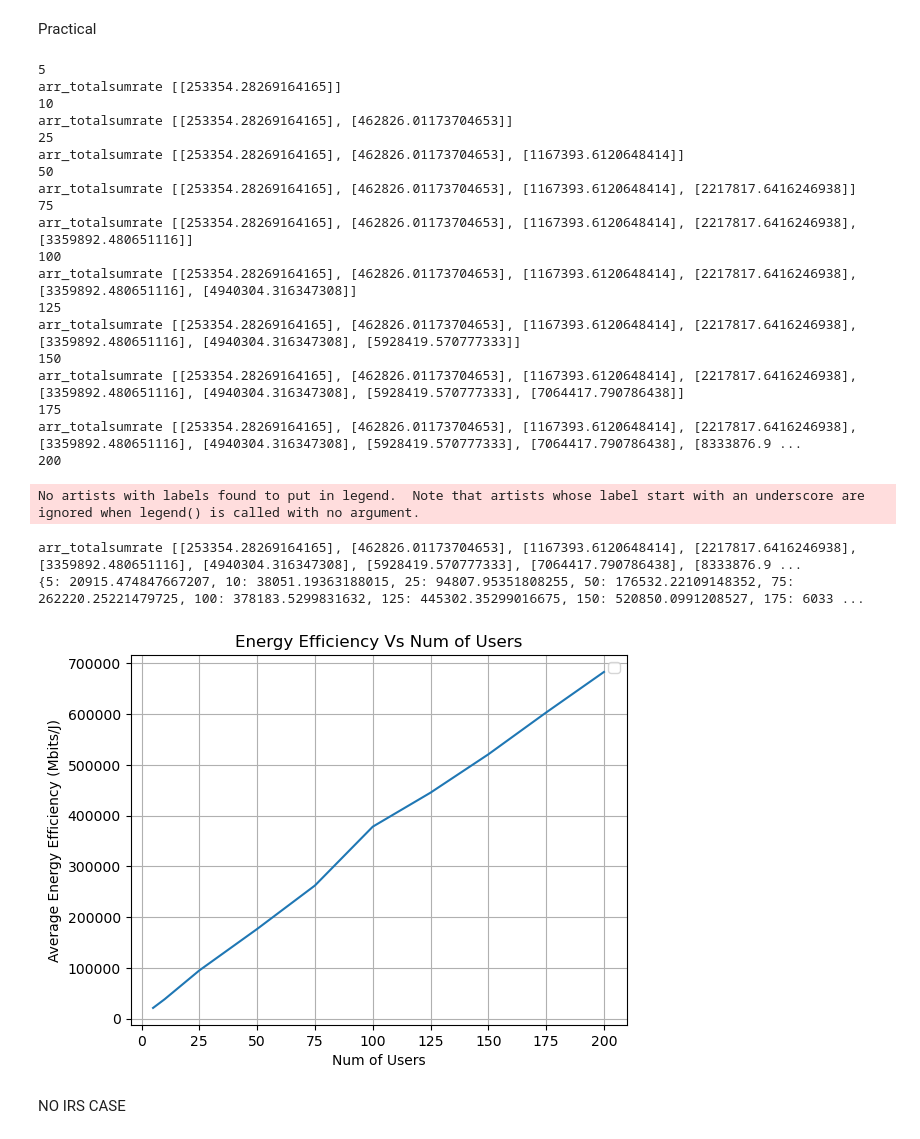
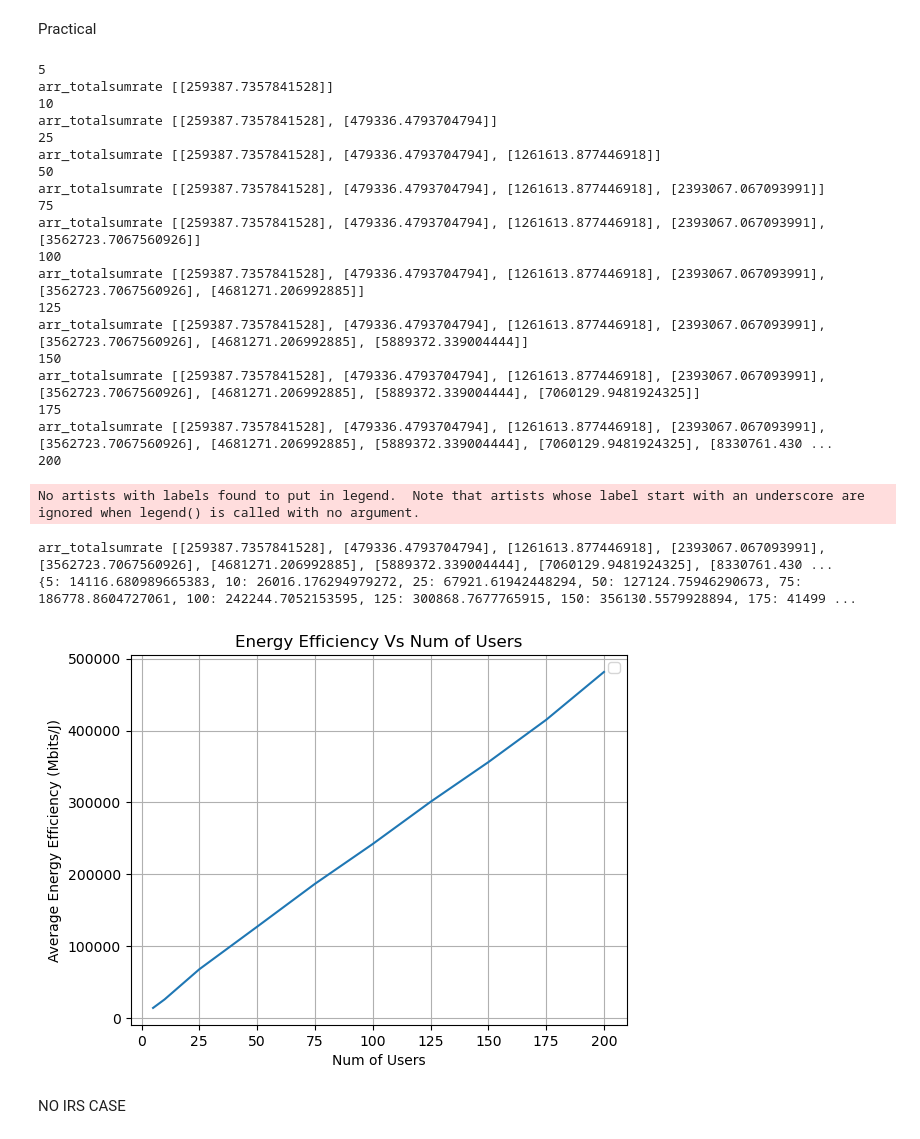
Before and after one commit to TariqUmar/SISO_Network_Implementation, a Jupyter notebook: plots_NU_EE.ipynb, the cells around one changed output. Drawn from its saved outputs; the diff is of its cells as text; code cells hidden in the pictures.

```diff
--- a/plots_NU_EE.ipynb
+++ b/plots_NU_EE.ipynb
@@ -52,12 +52,12 @@ FADING_STD_DEV = np.sqrt(0.5)
 
 # Path Loss Parameters
 ALPHA = 2.2 #path loss exponent (indirect - IRS 1)
-BETA = 3.8 #path loss exponent  (indirect - IRS 1)
+BETA = 2.8 #path loss exponent  (indirect - IRS 1)
 ZETA = 3.8 #path loss exponent  (direct)
 
 # IRS Positions
-IRS_POSITION_1 = (300, 400, 10)
-IRS_POSITION_2 = (300, -400, 10)
+IRS_POSITION_1 = (60, 80, 10)
+IRS_POSITION_2 = (60, -80, 10)
 nIRSrow = 10
 nIRScol = nIRSrow
 Ns = nIRScol * nIRSrow
@@ -234,7 +234,7 @@ for K in NUM_USERS:
         arr_link_budget = np.zeros((K,1))
         arr_avg_rate = np.zeros((K,1))
         for m in range (K):
-            arr_link_budget[m] = np.abs((TRANSMIT_POWER_WATTS**0.5)* ((h_dk[m]/np.sqrt(dTU[:,m]**ZETA)) + ((results_array_1[m]/np.sqrt((dSU_1[:,m]**ALPHA)*(dTS_1**ALPHA)))  + (results_array_2[m]/np.sqrt((dSU_1[:,m]**BETA)*(dTS_2**BETA))))))
+            arr_link_budget[m] = np.abs((TRANSMIT_POWER_WATTS**0.5)* ((h_dk[m]/np.sqrt(dTU[:,m]**ZETA)) + ((results_array_1[m]/np.sqrt((dSU_1[:,m]**ALPHA)*(dTS_1**BETA)))  + (results_array_2[m]/np.sqrt((dSU_1[:,m]**ALPHA)*(dTS_2**BETA))))))
             arr_link_budget[m] = pow2dBm(np.abs(arr_link_budget[m])**2)
             arr_SNR_disc[i,m,:] = compute_SNR(arr_link_budget[m],noise)
             arr_rate_disc[i,m,:] = compute_rate(arr_SNR_disc[i,m,:]) * BW
@@ -418,7 +418,7 @@ for K in NUM_USERS:
         arr_link_budget = np.zeros((K,1))
         arr_avg_rate = np.zeros((K,1))
         for m in range (K):
-            arr_link_budget[m] = np.abs((TRANSMIT_POWER_WATTS**0.5)* ((h_dk[m]/np.sqrt(dTU[:,m]**ZETA)) + ((results_array_1[m]/np.sqrt((dSU_1[:,m]**ALPHA)*(dTS_1**ALPHA)))  + (results_array_2[m]/np.sqrt((dSU_1[:,m]**BETA)*(dTS_2**BETA))))))
+            arr_link_budget[m] = np.abs((TRANSMIT_POWER_WATTS**0.5)* ((h_dk[m]/np.sqrt(dTU[:,m]**ZETA)) + ((results_array_1[m]/np.sqrt((dSU_1[:,m]**ALPHA)*(dTS_1**BETA)))  + (results_array_2[m]/np.sqrt((dSU_1[:,m]**ALPHA)*(dTS_2**BETA))))))
             arr_link_budget[m] = pow2dBm(np.abs(arr_link_budget[m])**2)
             arr_SNR_disc[i,m,:] = compute_SNR(arr_link_budget[m],noise)
             arr_rate_disc[i,m,:] = compute_rate(arr_SNR_disc[i,m,:]) * BW
@@ -598,7 +598,7 @@ for K in NUM_USERS:
         arr_link_budget = np.zeros((K,1))
         arr_avg_rate = np.zeros((K,1))
         for m in range (K):
-            arr_link_budget[m] = np.abs((TRANSMIT_POWER_WATTS**0.5)* ((h_dk[m]/np.sqrt(dTU[:,m]**ZETA)) + ((results_array_1[m]/np.sqrt((dSU_1[:,m]**ALPHA)*(dTS_1**ALPHA)))  + (results_array_2[m]/np.sqrt((dSU_1[:,m]**BETA)*(dTS_2**BETA))))))
+            arr_link_budget[m] = np.abs((TRANSMIT_POWER_WATTS**0.5)* ((h_dk[m]/np.sqrt(dTU[:,m]**ZETA)) + ((results_array_1[m]/np.sqrt((dSU_1[:,m]**ALPHA)*(dTS_1**BETA)))  + (results_array_2[m]/np.sqrt((dSU_1[:,m]**ALPHA)*(dTS_2**BETA))))))
             arr_link_budget[m] = pow2dBm(np.abs(arr_link_budget[m])**2)
             arr_SNR_disc[i,m,:] = compute_SNR(arr_link_budget[m],noise)
             arr_rate_disc[i,m,:] = compute_rate(arr_SNR_disc[i,m,:]) * BW
@@ -764,7 +757,7 @@ for K in NUM_USERS:
         arr_link_budget = np.zeros((K,1))
         arr_avg_rate = np.zeros((K,1))
         for m in range (K):
-            arr_link_budget[m] = np.abs((TRANSMIT_POWER_WATTS**0.5)* ((h_dk[m]/np.sqrt(dTU[:,m]**ZETA)) + ((results_array_1[m]/np.sqrt((dSU_1[:,m]**ALPHA)*(dTS_1**ALPHA)))  + (results_array_2[m]/np.sqrt((dSU_1[:,m]**BETA)*(dTS_2**BETA))))))
+            arr_link_budget[m] = np.abs((TRANSMIT_POWER_WATTS**0.5)* ((h_dk[m]/np.sqrt(dTU[:,m]**ZETA)) + ((results_array_1[m]/np.sqrt((dSU_1[:,m]**ALPHA)*(dTS_1**BETA)))  + (results_array_2[m]/np.sqrt((dSU_1[:,m]**ALPHA)*(dTS_2**BETA))))))
             arr_link_budget[m] = pow2dBm(np.abs(arr_link_budget[m])**2)
             arr_SNR_disc[i,m,:] = compute_SNR(arr_link_budget[m],noise)
             arr_rate_disc[i,m,:] = compute_rate(arr_SNR_disc[i,m,:]) * BW
@@ -793,45 +786,45 @@ for K in NUM_USERS:
 
     results_dict[K] = ee
 print(results_dict)
 
 
 
     # print('Size of hdk3d', np.shape(h_dk_3d))
     # print('Size of hrk3d', np.shape(h_rk1_3d))
     # print('Size of hrkh3d', np.shape(h_rk1_h_3d))
     # print('Size of g3d', np.shape(G1_3d))
 
 plt.plot(NUM_USERS,arr_totalEE_sp)
 plt.ylabel('Average Energy Efficiency (Mbits/J)')
 plt.xlabel('Num of Users')
 plt.title('Energy Efficiency Vs Num of Users')
 plt.legend()
 plt.grid(True)
 plt.show()
 # %% [output]
 5
-arr_totalsumrate [[253354.28269164165]]
+arr_totalsumrate [[259387.7357841528]]
 10
-arr_totalsumrate [[253354.28269164165], [462826.01173704653]]
+arr_totalsumrate [[259387.7357841528], [479336.4793704794]]
 25
-arr_totalsumrate [[253354.28269164165], [462826.01173704653], [1167393.6120648414]]
+arr_totalsumrate [[259387.7357841528], [479336.4793704794], [1261613.877446918]]
 50
-arr_totalsumrate [[253354.28269164165], [462826.01173704653], [1167393.6120648414], [2217817.6416246938]]
+arr_totalsumrate [[259387.7357841528], [479336.4793704794], [1261613.877446918], [2393067.067093991]]
 75
-arr_totalsumrate [[253354.28269164165], [462826.01173704653], [1167393.6120648414], [2217817.6416246938], [3359892.480651116]]
+arr_totalsumrate [[259387.7357841528], [479336.4793704794], [1261613.877446918], [2393067.067093991], [3562723.7067560926]]
 100
-arr_totalsumrate [[253354.28269164165], [462826.01173704653], [1167393.6120648414], [2217817.6416246938], [3359892.480651116], [4940304.316347308]]
+arr_totalsumrate [[259387.7357841528], [479336.4793704794], [1261613.877446918], [2393067.067093991], [3562723.7067560926], [4681271.206992885]]
 125
-arr_totalsumrate [[253354.28269164165], [462826.01173704653], [1167393.6120648414], [2217817.6416246938], [3359892.480651116], [4940304.316347308], [5928419.570777333]]
+arr_totalsumrate [[259387.7357841528], [479336.4793704794], [1261613.877446918], [2393067.067093991], [3562723.7067560926], [4681271.206992885], [5889372.339004444]]
 150
-arr_totalsumrate [[253354.28269164165], [462826.01173704653], [1167393.6120648414], [2217817.6416246938], [3359892.480651116], [4940304.316347308], [5928419.570777333], [7064417.790786438]]
+arr_totalsumrate [[259387.7357841528], [479336.4793704794], [1261613.877446918], [2393067.067093991], [3562723.7067560926], [4681271.206992885], [5889372.339004444], [7060129.9481924325]]
 175
-arr_totalsumrate [[253354.28269164165], [462826.01173704653], [1167393.6120648414], [2217817.6416246938], [3359892.480651116], [4940304.316347308], [5928419.570777333], [7064417.790786438], [8333876.9 ...
+arr_totalsumrate [[259387.7357841528], [479336.4793704794], [1261613.877446918], [2393067.067093991], [3562723.7067560926], [4681271.206992885], [5889372.339004444], [7060129.9481924325], [8330761.430 ...
 200
 No artists with labels found to put in legend.  Note that artists whose label start with an underscore are ignored when legend() is called with no argument.
-arr_totalsumrate [[253354.28269164165], [462826.01173704653], [1167393.6120648414], [2217817.6416246938], [3359892.480651116], [4940304.316347308], [5928419.570777333], [7064417.790786438], [8333876.9 ...
-{5: 20915.474847667207, 10: 38051.19363188015, 25: 94807.95351808255, 50: 176532.22109148352, 75: 262220.25221479725, 100: 378183.5299831632, 125: 445302.35299016675, 150: 520850.0991208527, 175: 6033 ...
+arr_totalsumrate [[259387.7357841528], [479336.4793704794], [1261613.877446918], [2393067.067093991], [3562723.7067560926], [4681271.206992885], [5889372.339004444], [7060129.9481924325], [8330761.430 ...
+{5: 14116.680989665383, 10: 26016.176294979272, 25: 67921.61942448294, 50: 127124.75946290673, 75: 186778.8604727061, 100: 242244.7052153595, 125: 300868.7677765915, 150: 356130.5579928894, 175: 41499 ...
-[figure, old version]
+[figure, new version]
 # %% [markdown]
 NO IRS CASE
 # %%
```
Also changed, not shown: parts of 6 cells of this notebook, 1 other file.
